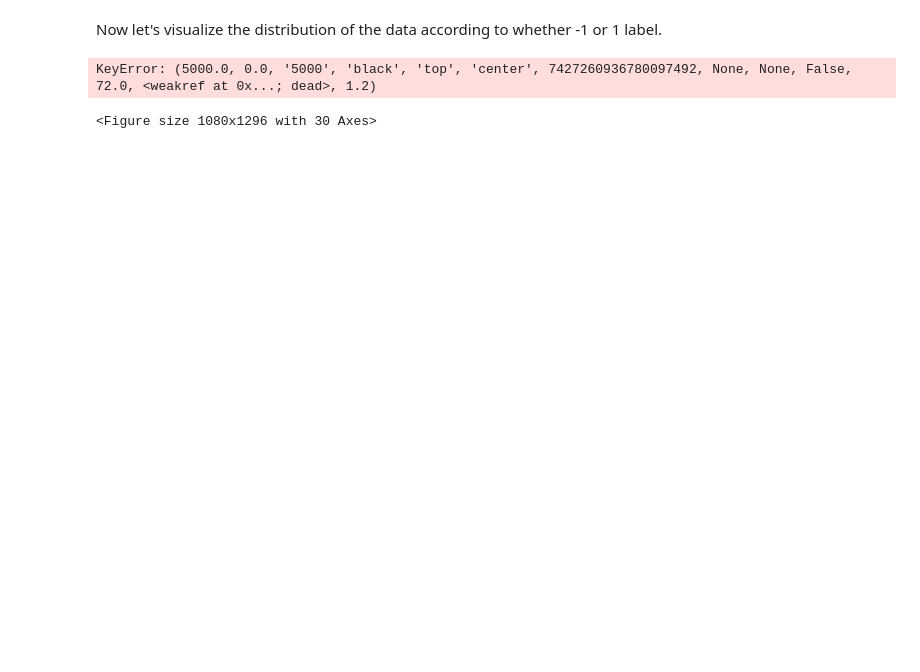
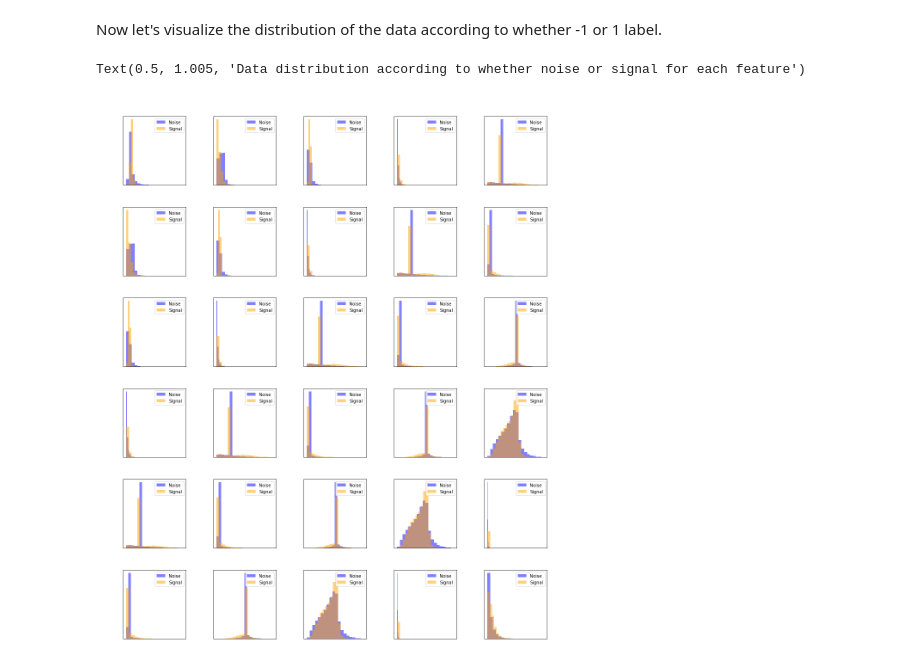
Before and after one commit to CS-433/ml-project-1-alloju, a Jupyter notebook: prepro_plot.ipynb, the cells around one changed output. Cells and saved outputs as stored; diff of their text form; code cells hidden in the pictures; blank space fills up the shorter version.

```diff
--- a/prepro_plot.ipynb
+++ b/prepro_plot.ipynb
@@ -68,15 +66,21 @@ Now let's visualize the distribution of the data according to whether -1 or 1 la
 # %%
 x_0 = np.delete(x, np.where(y==1), axis = 0)
 x_1 = np.delete(x, np.where(y==-1), axis = 0)
 fig, axs = plt.subplots(6, 5, figsize=(15,18))
+fig.tight_layout(pad=3)
 for i in range(6):
     for j in range(5):
         x_0_ = x_0[:,i+j][x_0[:,i+j] != -999]
         x_1_ = x_1[:,i+j][x_1[:,i+j] != -999]
-        axs[i,j].scatter(x_0_, x_0_)
-        #n0,bins0,patch0 = axs[i,j].hist(x_0_, bins = 20, density = True, alpha = 0.5, color = 'blue', label = 'Noise')
-        #n1,bins1,patch1 = axs[i,j].hist(x_1_, bins = 20, density = True, alpha = 0.5, color = 'orange', label = 'Signal')
-        #axs[i,j].set_title(title[i+j])
+        n0,bins0,patch0 = axs[i,j].hist(x_0_, bins = 20, density = True, alpha = 0.5, color = 'blue', label = 'Noise')
+        n1,bins1,patch1 = axs[i,j].hist(x_1_, bins = 20, density = True, alpha = 0.5, color = 'orange', label = 'Signal')
+        axs[i,j].legend()
+        axs[i,j].set_title(title[i+j], color = 'white')
+        axs[i,j].set_xlabel('Data point value', color = 'white')
+        axs[i,j].set_ylabel('Density', color = 'white')
+        axs[i,j].tick_params(axis='x', colors='white')
+        axs[i,j].tick_params(axis='y', colors='white')
+fig.suptitle('Data distribution according to whether noise or signal for each feature', color = 'white', fontsize = 'xx-large', y =1.005)
 # %% [output]
-KeyError: (5000.0, 0.0, '5000', 'black', 'top', 'center', 7427260936780097492, None, None, False, 72.0, <weakref at 0x...; dead>, 1.2)
+Text(0.5, 1.005, 'Data distribution according to whether noise or signal for each feature')
-<Figure size 1080x1296 with 30 Axes>
+[figure, added]
```
Also changed, not shown: parts of 2 cells of this notebook.
